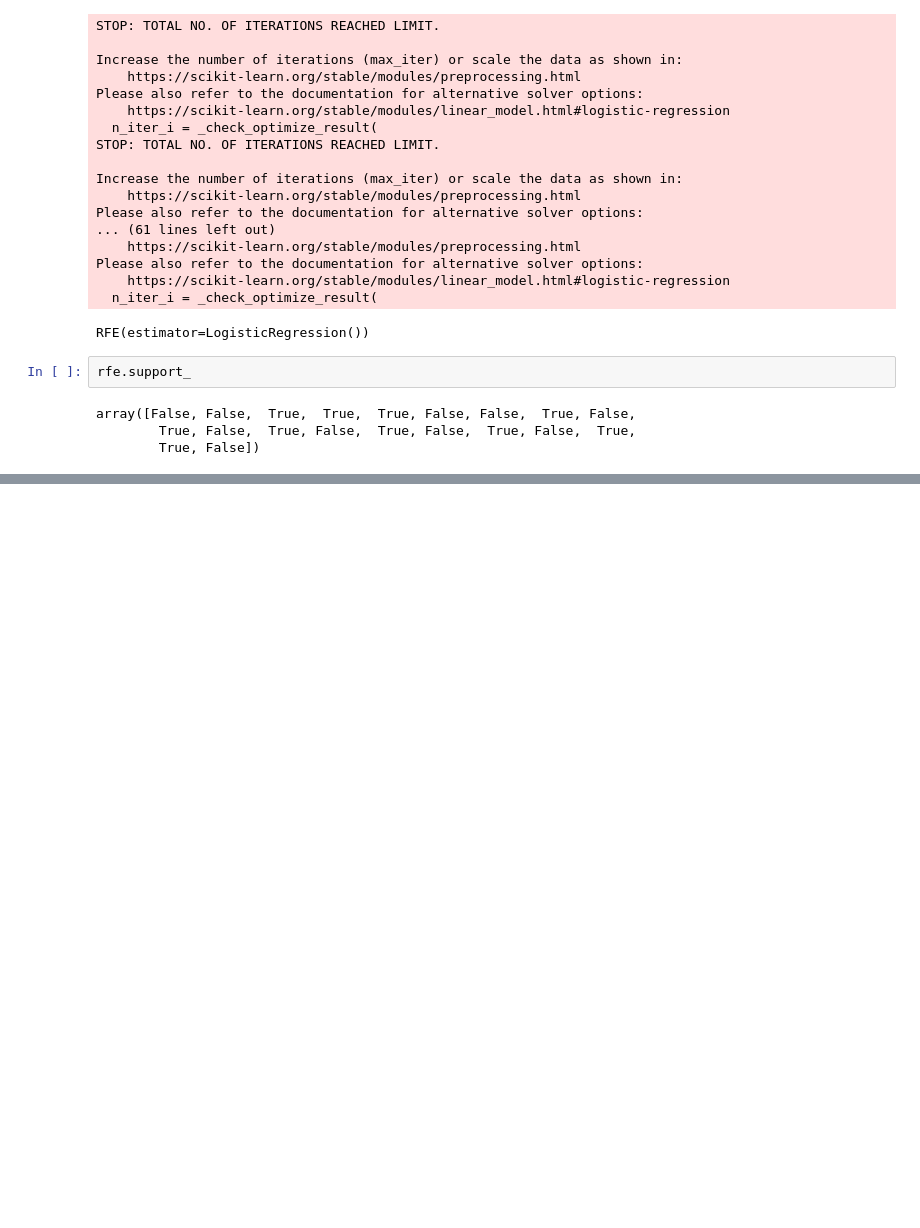
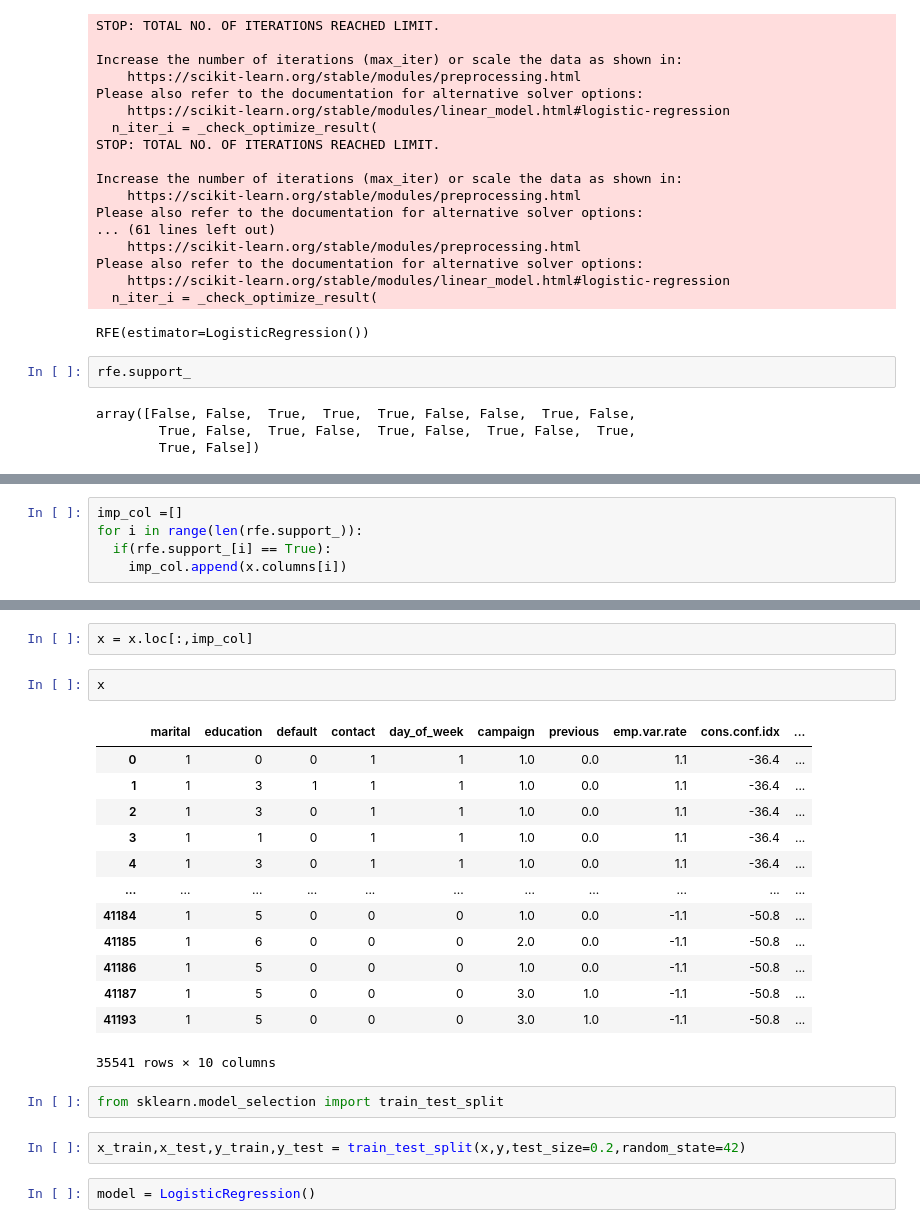
Before and after one commit to sk-shahsi/ML_Model, a Jupyter notebook: Untitled2.ipynb, the cells around one changed output, grey strips where cells are left out. Saved outputs shown, nothing was run; the diff lists cells and outputs as text; blank space fills up the shorter version.

```diff
--- a/Untitled2.ipynb
+++ b/Untitled2.ipynb
@@ -268,0 +277,5 @@ array([False, False,  True,  True,  True, False, False,  True, False,
+# %%
+imp_col =[]
+for i in range(len(rfe.support_)):
+  if(rfe.support_[i] == True):
+    imp_col.append(x.columns[i])
@@ -268,0 +295,24 @@ array([False, False,  True,  True,  True, False, False,  True, False,
+# %%
+x = x.loc[:,imp_col]
+# %%
+x
+# %% [output]
+|  | marital | education | default | contact | day_of_week | campaign | previous | emp.var.rate | cons.conf.idx | ... |
+| 0 | 1 | 0 | 0 | 1 | 1 | 1.0 | 0.0 | 1.1 | -36.4 | ... |
+| 1 | 1 | 3 | 1 | 1 | 1 | 1.0 | 0.0 | 1.1 | -36.4 | ... |
+| 2 | 1 | 3 | 0 | 1 | 1 | 1.0 | 0.0 | 1.1 | -36.4 | ... |
+| 3 | 1 | 1 | 0 | 1 | 1 | 1.0 | 0.0 | 1.1 | -36.4 | ... |
+| 4 | 1 | 3 | 0 | 1 | 1 | 1.0 | 0.0 | 1.1 | -36.4 | ... |
+| ... | ... | ... | ... | ... | ... | ... | ... | ... | ... | ... |
+| 41184 | 1 | 5 | 0 | 0 | 0 | 1.0 | 0.0 | -1.1 | -50.8 | ... |
+| 41185 | 1 | 6 | 0 | 0 | 0 | 2.0 | 0.0 | -1.1 | -50.8 | ... |
+| 41186 | 1 | 5 | 0 | 0 | 0 | 1.0 | 0.0 | -1.1 | -50.8 | ... |
+| 41187 | 1 | 5 | 0 | 0 | 0 | 3.0 | 1.0 | -1.1 | -50.8 | ... |
+| 41193 | 1 | 5 | 0 | 0 | 0 | 3.0 | 1.0 | -1.1 | -50.8 | ... |
+35541 rows × 10 columns
+# %%
+from sklearn.model_selection import train_test_split
+# %%
+x_train,x_test,y_train,y_test = train_test_split(x,y,test_size=0.2,random_state=42)
+# %%
+model = LogisticRegression()
```
Also changed, not shown: parts of 8 cells of this notebook.
